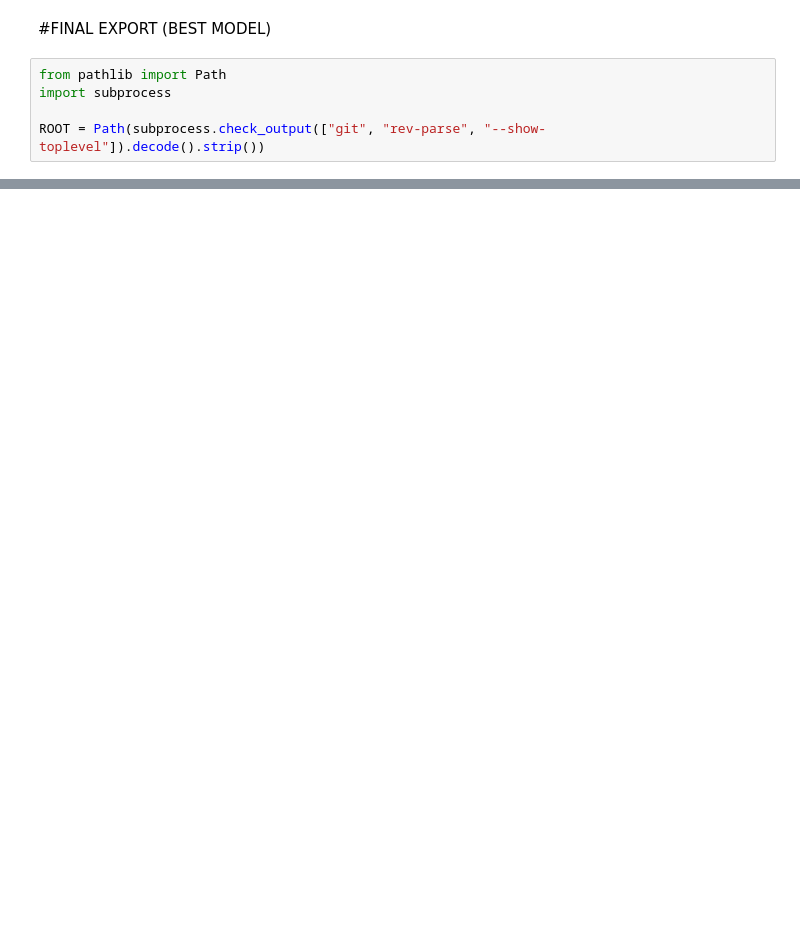
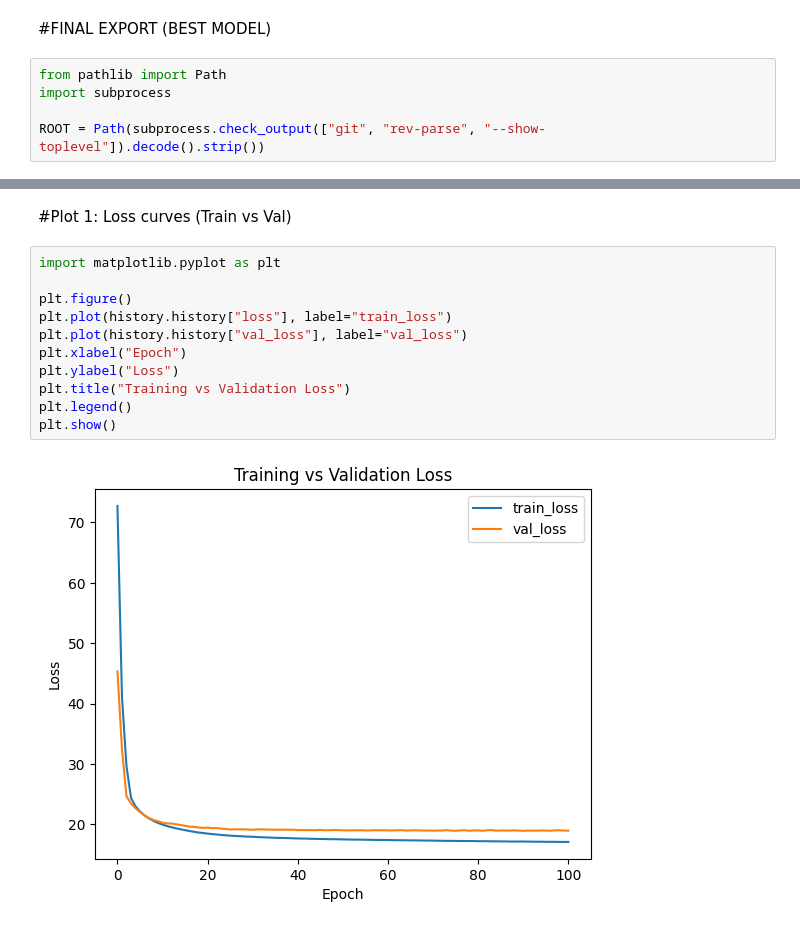
Before and after one commit to Awais16/bakery_sales_prediction, a Jupyter notebook: 3_Model/01_NN_best_clean.ipynb, the cells around one changed output, grey strips where cells are left out. Drawn from its saved outputs; the diff is of its cells as text; blank space fills up the shorter version.

Commit message:
Add loss curves plot (train vs val)

```diff
--- a/3_Model/01_NN_best_clean.ipynb
+++ b/3_Model/01_NN_best_clean.ipynb
@@ -187,0 +188,15 @@ Validation MAE  : 32.95
+# %% [markdown]
+#Plot 1: Loss curves (Train vs Val)
+# %%
+import matplotlib.pyplot as plt
+
+plt.figure()
+plt.plot(history.history["loss"], label="train_loss")
+plt.plot(history.history["val_loss"], label="val_loss")
+plt.xlabel("Epoch")
+plt.ylabel("Loss")
+plt.title("Training vs Validation Loss")
+plt.legend()
+plt.show()
+# %% [output]
+[figure, added]
```
Also changed, not shown: parts of 3 cells of this notebook.
